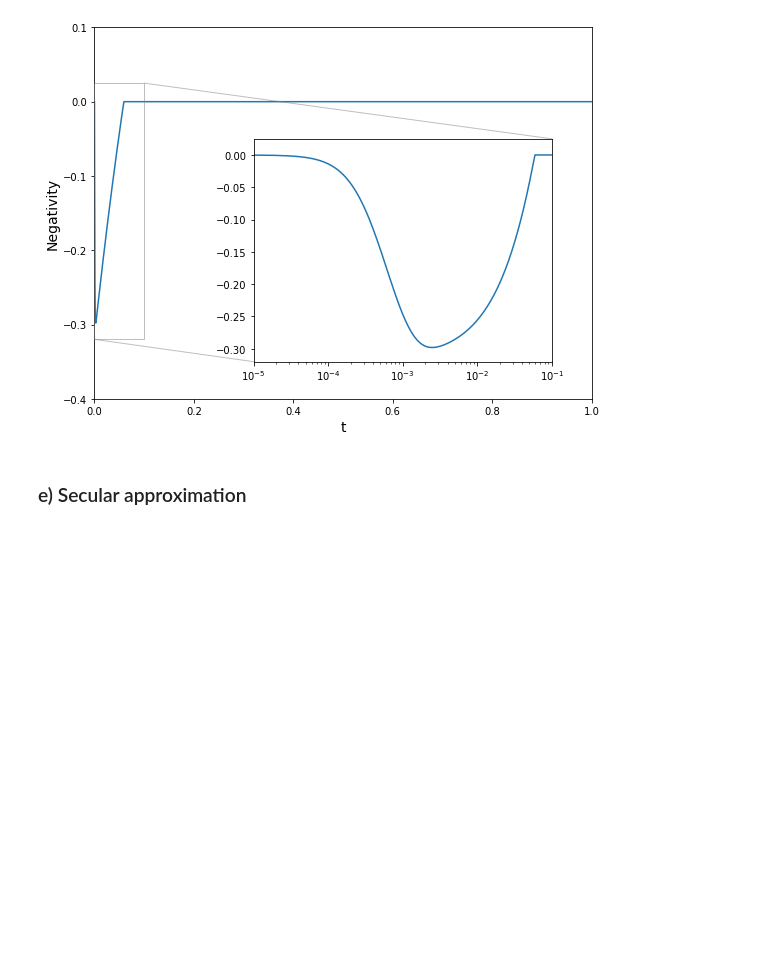
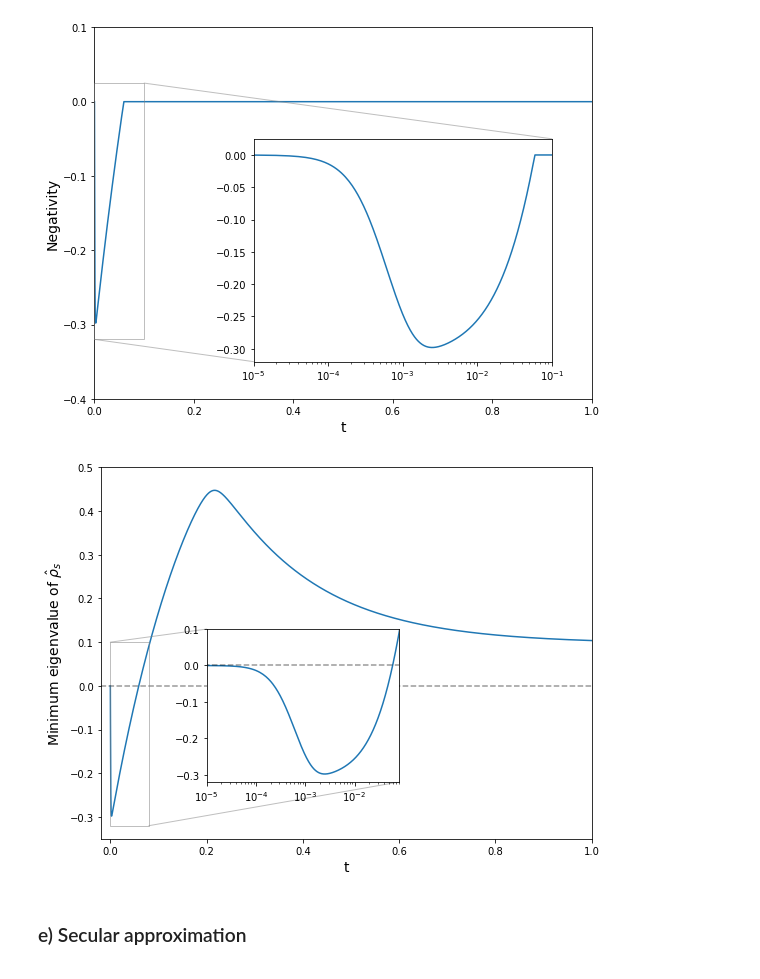
Before and after one commit to iyanmv/OQS_ws18-19, a Jupyter notebook: PS12/PS12.ipynb, the cells around one changed output. Saved outputs shown, nothing was run; the diff lists cells and outputs as text; code cells hidden in the pictures; blank space fills up the shorter version.

Commit message:
Fix Figure 7 and change negativity plots in pdf to use the new ones from previous commit

```diff
--- a/PS12/PS12.ipynb
+++ b/PS12/PS12.ipynb
@@ -139,6 +139,11 @@ def negativity(rho):
     for i,r in enumerate(rho_eig):
         neg[i] = np.sum(r[r < 0])
     return neg
+# %%
+def negativity_alt(rho):
+    rho_eig,_ = diag(rho)
+    rho_eig = np.real(rho_eig)
+    return np.min(rho_eig[:,], axis=1)
 # %% [markdown]
 A function to apply the secular approximation to a given Redfield tensor.
 # %%
@@ -426,6 +431,28 @@ if save_plots:
     save_fig(fig, 'PS12_26d_negativity')
 # %% [output]
 [figure]
+# %%
+fig, ax = plt.subplots(1, 1, figsize=(8,6))
+ax.plot(t_sol_d, negativity_alt(rho_sol_d), '-', color=c[0])
+ax.plot([-1,2], [0,0], 'k--', alpha=0.4)
+ax.set_xbound(-0.02,1)
+ax.set_ybound(-.35,.5)
+ax.set_xlabel('t', fontsize=14);
+ax.set_ylabel(r'Minimum eigenvalue of $\hat{\rho}_s$', fontsize=14);
+
+axins = ax.inset_axes([.2, -.22, .4, .35], transform=ax.transData)
+axins.semilogx(t_sol_d, negativity_alt(rho_sol_d), '-', color=c[0])
+axins.plot([-1,2], [0,0], 'k--', alpha=0.4)
+axins.set_xlim(0.00001, .08)
+axins.set_ylim(-.32, .1)
+ax.indicate_inset_zoom(axins)
+
+plt.tight_layout();
+
+if save_plots:
+    save_fig(fig, 'PS12_26d_negativity_alt')
+# %% [output]
+[figure, added]
 # %% [markdown]
 <div id='e' />
 
```
Also changed, not shown: parts of 2 cells of this notebook, 7 other files.
